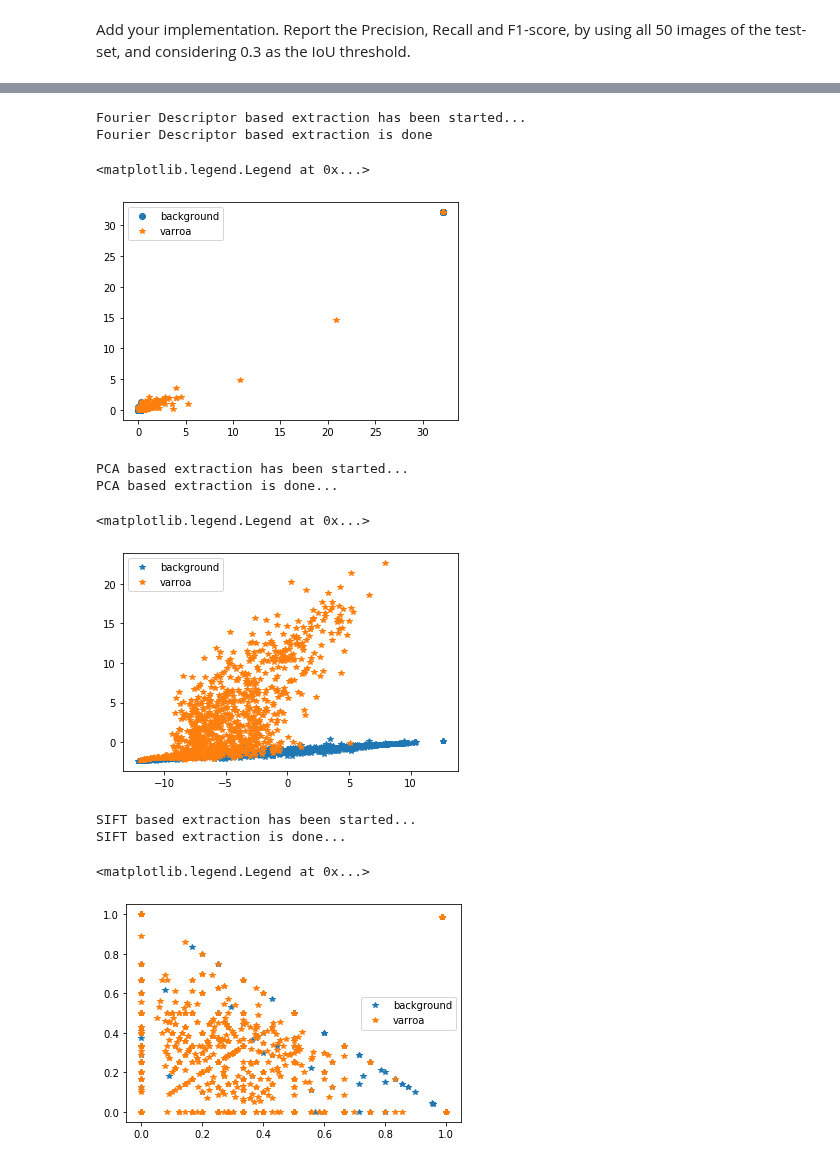
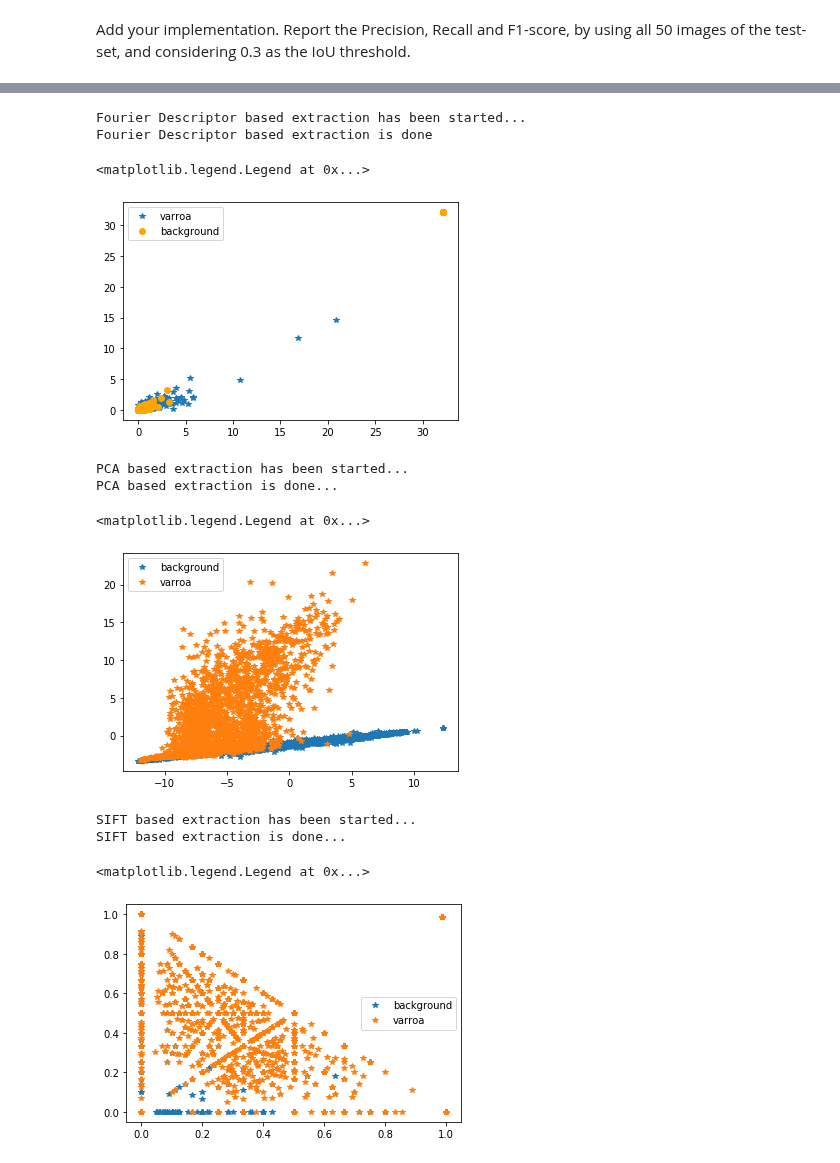
Before and after one commit to JelenaBanjac/image-analysis, a Jupyter notebook: project/special_project.ipynb, the cells around one changed output, grey strips where cells are left out. Cells and saved outputs as stored; diff of their text form; code cells hidden in the pictures.

```diff
--- a/project/special_project.ipynb
+++ b/project/special_project.ipynb
@@ -86,25 +72,24 @@ for i, j in product(range(M), range(N)):
 # Create train dataset
 %autoreload
 
-X_train, y_train = create_dataset('train', n_bboxes=1000)
-X_test, y_test = create_dataset('test', n_bboxes=1000)
+X_train, y_train = create_dataset('train', n_bboxes=2000)
 # %%
 %autoreload
 
 X_train_fd = fd_extract(X_train)
 
 # Plot
 background = X_train_fd[np.array(y_train) == 0]
 target = X_train_fd[np.array(y_train) == 1]
 
-plt.plot(background[:, 0], background[:, 1], 'o', label='background')
 plt.plot(target[:, 0], target[:, 1], '*', label='varroa')
+plt.plot(background[:, 0], background[:, 1], 'o', label='background', color='orange')
 plt.legend()
 # %% [output]
 Fourier Descriptor based extraction has been started...
 Fourier Descriptor based extraction is done
 <matplotlib.legend.Legend at 0x...>
-[figure, old version]
+[figure, new version]
 # %%
 %autoreload
 
@@ -122,7 +107,7 @@ plt.legend()
 PCA based extraction has been started...
 PCA based extraction is done...
 <matplotlib.legend.Legend at 0x...>
-[figure, old version]
+[figure, new version]
 # %%
 %autoreload
 
@@ -139,7 +124,7 @@ plt.legend()
 SIFT based extraction has been started...
 SIFT based extraction is done...
 <matplotlib.legend.Legend at 0x...>
-[figure, old version]
+[figure, new version]
 # %%
 %autoreload
 
```
Also changed, not shown: parts of 17 cells of this notebook.
